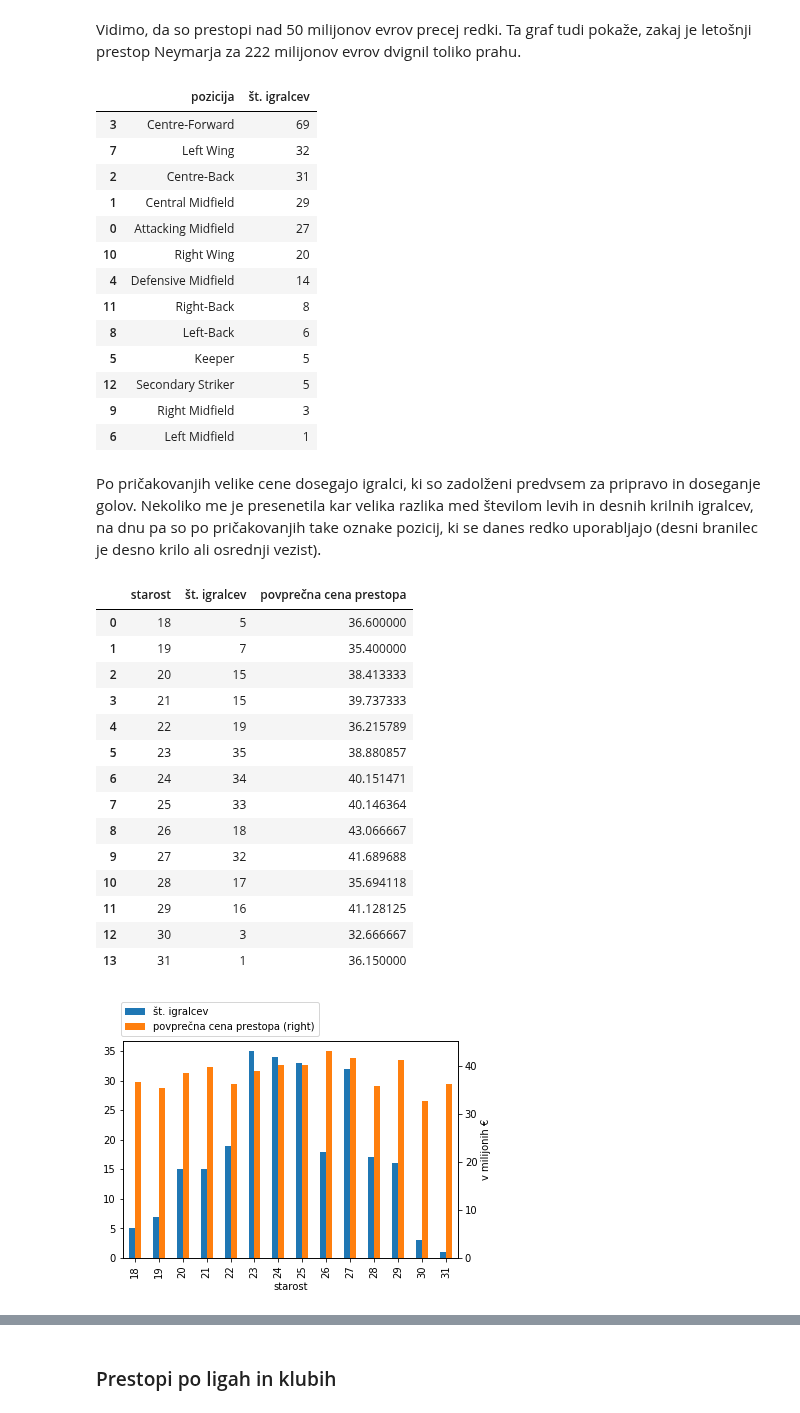
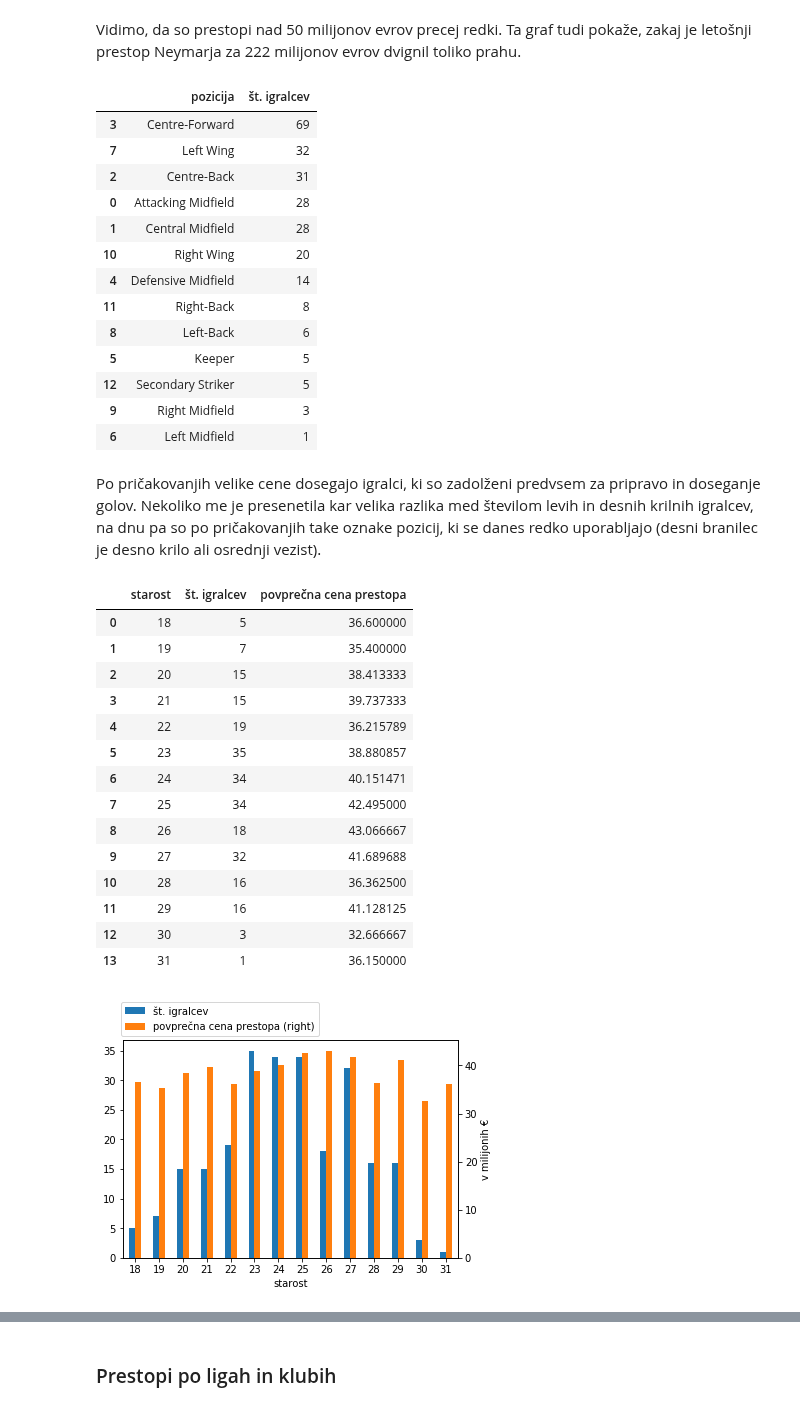
Before and after one commit to majorcek/programiranje1_nogomet, a Jupyter notebook: prestopi.ipynb, the cells around one changed output, grey strips where cells are left out. Drawn from its saved outputs; the diff is of its cells as text; code cells hidden in the pictures.

```diff
--- a/prestopi.ipynb
+++ b/prestopi.ipynb
@@ -6,7 +6,7 @@ import matplotlib.pyplot as plt
 %matplotlib inline
 pd.options.display.max_rows = 25
 
-prestopi = pd.read_csv('prestopi1.csv', sep = ';', encoding = 'cp1250', engine = 'python')
+prestopi = pd.read_csv('koncna.csv', sep = ';', encoding = 'cp1250', engine = 'python')
 prestopi['cena'] = prestopi['cena'].str.replace(',','.')
 prestopi['cena'] = prestopi['cena'].apply(pd.to_numeric)
 
@@ -91,8 +91,8 @@ po_pozicijah.sort_values('št. igralcev', ascending = False)
 | 3 | Centre-Forward | 69 |
 | 7 | Left Wing | 32 |
 | 2 | Centre-Back | 31 |
-| 1 | Central Midfield | 29 |
-| 0 | Attacking Midfield | 27 |
+| 0 | Attacking Midfield | 28 |
+| 1 | Central Midfield | 28 |
 | 10 | Right Wing | 20 |
 | 4 | Defensive Midfield | 14 |
 | 11 | Right-Back | 8 |
@@ -118,17 +118,17 @@ po_starosti
 | 4 | 22 | 19 | 36.215789 |
 | 5 | 23 | 35 | 38.880857 |
 | 6 | 24 | 34 | 40.151471 |
-| 7 | 25 | 33 | 40.146364 |
+| 7 | 25 | 34 | 42.495000 |
 | 8 | 26 | 18 | 43.066667 |
 | 9 | 27 | 32 | 41.689688 |
-| 10 | 28 | 17 | 35.694118 |
+| 10 | 28 | 16 | 36.362500 |
 | 11 | 29 | 16 | 41.128125 |
 | 12 | 30 | 3 | 32.666667 |
 | 13 | 31 | 1 | 36.150000 |
 # %%
-graf = po_starosti.plot(kind = 'bar', x = 'starost', secondary_y=['povprečna cena prestopa'])
+graf = po_starosti.plot(kind='bar', x='starost', secondary_y=['povprečna cena prestopa'], rot=0)
 graf.right_ax.set_ylabel('v milijonih €')
 graf.get_legend().set_bbox_to_anchor((0.6, 1.2))
 # %% [output]
-[figure, old version]
+[figure, new version]
 # %% [markdown]
```
Also changed, not shown: parts of 15 cells of this notebook.
